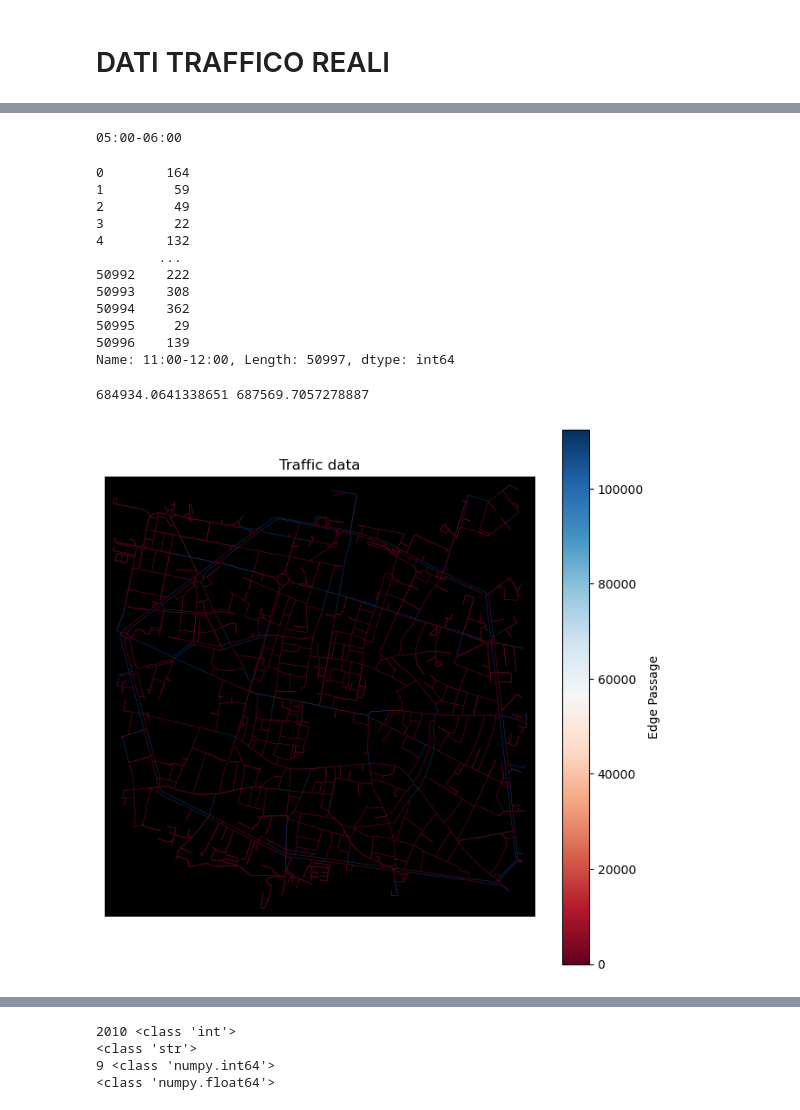
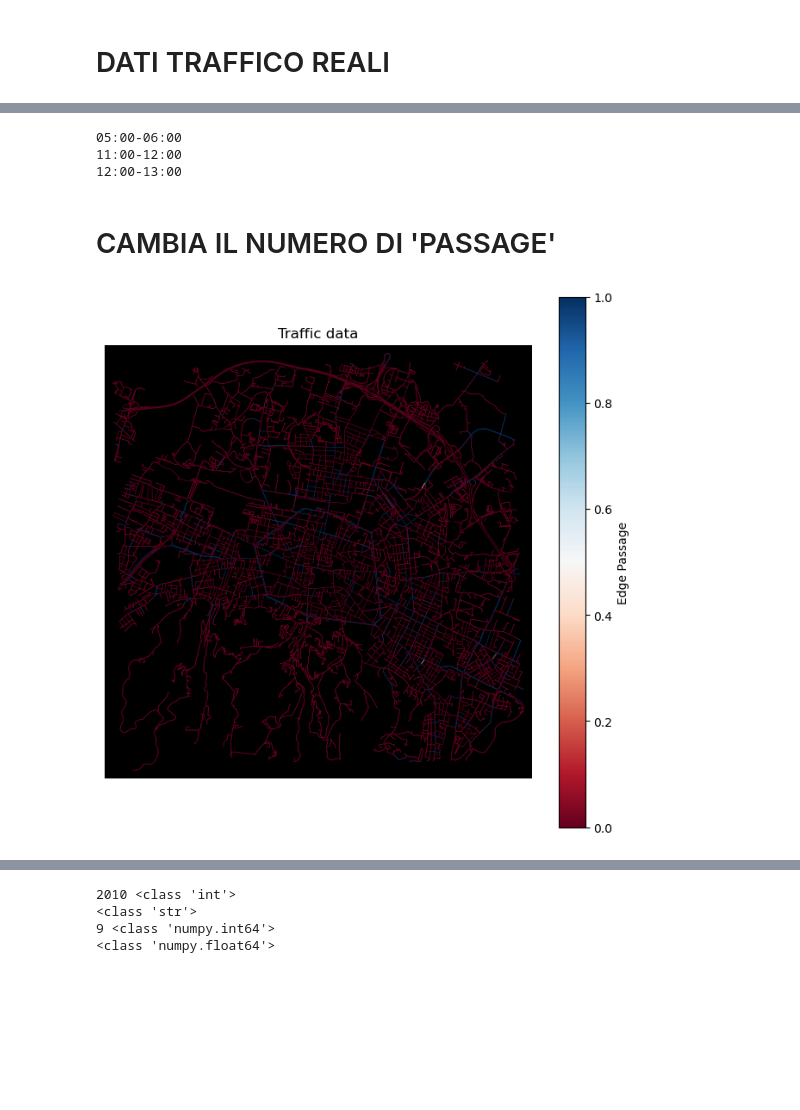
Before and after one commit to MassimoMario/Bologna_urban_network_analysis, a Jupyter notebook: COMPLEX_MARIO.ipynb, the cells around one changed output, grey strips where cells are left out. Cells and saved outputs as stored; diff of their text form; code cells hidden in the pictures; blank space fills up the shorter version.

```diff
--- a/COMPLEX_MARIO.ipynb
+++ b/COMPLEX_MARIO.ipynb
@@ -233,7 +233,7 @@ def show_traffic_and_accident(graph,edges_passage,accident_positions):
     plt.show()
 # %%
 Bologna = (44.495555, 11.3428)
-Bologna_radius = 1300
+Bologna_radius = 4000
 # create network from point, inside bounding box of N, S, E, W each 750m from point
 G = ox.graph_from_point(Bologna, dist=Bologna_radius, dist_type='bbox', network_type='drive_service', simplify = True)
 G = ox.project_graph(G)
@@ -763,6 +763,8 @@ plt.show()
 # DATI TRAFFICO REALI
 # %%
 traffico = pd.read_excel('rilevazione-flusso-veicoli-tramite-spire-anno-2024.xlsx')
+# %%
+traffico['total'] = np.zeros(len(traffico['x']))
 # %%
 traffico
 # %% [output]
@@ -783,44 +785,48 @@ traffico
 for dati in traffico:
     if dati == '05:00-06:00':
         print(dati)
+a = 11
+b = 13
+a_s = str(11)
+b_s = str(13)
+d = b-a
+for _ in range(d):
+    print(a_s+':00-'+str(int(a_s) + 1)+':00')
+    a += 1
+    a_s = str(a)
 
-a = str(11)
-str(int(a) + 1)
-traffico[a+':00-'+str(int(a) + 1)+':00']
+
+#traffico[a+':00-'+str(int(a) + 1)+':00']
 #traffico['11:00-12:00']
 # %% [output]
 05:00-06:00
+11:00-12:00
+12:00-13:00
-0        164
-1         59
-2         49
-3         22
-4        132
-        ...
-50992    222
-50993    308
-50994    362
-50995     29
-50996    139
-Name: 11:00-12:00, Length: 50997, dtype: int64
 # %%
 filtered_data = traffico[traffico['giorno settimana'].isin(['Mercoledì'])]
 for lat,long in zip(filtered_data['latitudine'],filtered_data['longitudine']):
     print(long)
-# %%
-nodes, edges = ox.graph_to_gdfs(G, nodes=True, edges=True)
-min_x = min(nodes['x'])
-max_x = max(nodes['x'])
-
-print(min_x,max_x)
-# %% [output]
-684934.0641338651 687569.7057278887
+# %% [markdown]
+# CAMBIA IL NUMERO DI 'PASSAGE'
 # %%
-def show_traffic_data(graph,traffic_data,days):
+def show_traffic_data(graph,traffic_data,days,hours = [0,24]):
     traffic_edges = []
+    passage_values = []
+
     #data = traffic_data['latitudine'],traffic_data['longitudine'],traffic_data['giorno settimana']
 
     # Filter traffic data based on 'giorno settimana'
     filtered_data = traffic_data[traffic_data['giorno settimana'].isin(days)]
+    min_hour = hours[0]
+    max_hour = hours[1]
+    diff_hours = max_hour - min_hour
+    min_hour_str = str(min_hour)
+    max_hour_str = str(max_hour)
+
+    for _ in range(d):
+        filtered_data['total'] += filtered_data[min_hour_str+':00-'+str(int(min_hour_str) + 1)+':00']
+        min_hour += 1
+        min_hour_str = str(min_hour)
 
     # Use `nearest_edges` function on filtered data
     #traffic_edges = filtered_data.apply(lambda row: ox.nearest_edges(graph, row['latitudine'], row['longitudine'])[:2], axis=1)
@@ -833,6 +839,10 @@ def show_traffic_data(graph,traffic_data,days):
     #total_rows = len(filtered_data)
 
     traffic_edges = ox.nearest_edges(graph,filtered_data['x'],filtered_data['y'])
+
+    for a in filtered_data['total']:
+        passage_values.append(a)
+
 
     #with tqdm(total=total_rows) as pbar:
         #for lat, long in zip(filtered_data['latitudine'], filtered_data['longitudine']):
@@ -847,19 +857,23 @@ def show_traffic_data(graph,traffic_data,days):
 
     nodes,edges = ox.graph_to_gdfs(graph,nodes=True,edges=True)
 
-    for edge in traffic_edges:
-        edges.loc[(edge[0],edge[1]),'passage'][0] += 100
+    for i in range(len(traffic_edges)):
+        edges.loc[(traffic_edges[i][0],traffic_edges[i][1]),'passage'][0] += passage_values[i]
+
+    #for edge in traffic_edges:
+        #edges.loc[(edge[0],edge[1]),'passage'][0] += edges[2]
 
     graph = ox.graph_from_gdfs(nodes,edges)
 
     #Get edge passages
-    edge_values = [data['passage'] for u, v, key, data in graph.edges(keys=True, data=True)]
+    edge_values = np.array([data['passage'] for u, v, key, data in graph.edges(keys=True, data=True)])
+    norm_edge_values = (edge_values - min(edge_values))/(max(edge_values - min(edge_values)))
 
     # Define a colormap
     cmap = plt.cm.RdBu
 
     # Normalize edge lengths
-    norm = plt.Normalize(min(edge_values), max(edge_values))
+    norm = plt.Normalize(min(norm_edge_values), max(norm_edge_values))
 
     # Map edge lengths to colors
     colors = [cmap(norm(value)) for value in edge_values]
@@ -875,9 +889,9 @@ def show_traffic_data(graph,traffic_data,days):
     plt.show()
 # %%
 days = ['Mercoledì']
-show_traffic_data(G,traffico,days)
+show_traffic_data(G,traffico,days,[11,13])
 # %% [output]
-[figure, old version]
+[figure, new version]
 # %%
 incidenti = pd.read_excel('Incidenti.xlsx')
 # %%
```
Also changed, not shown: parts of 5 cells of this notebook.
